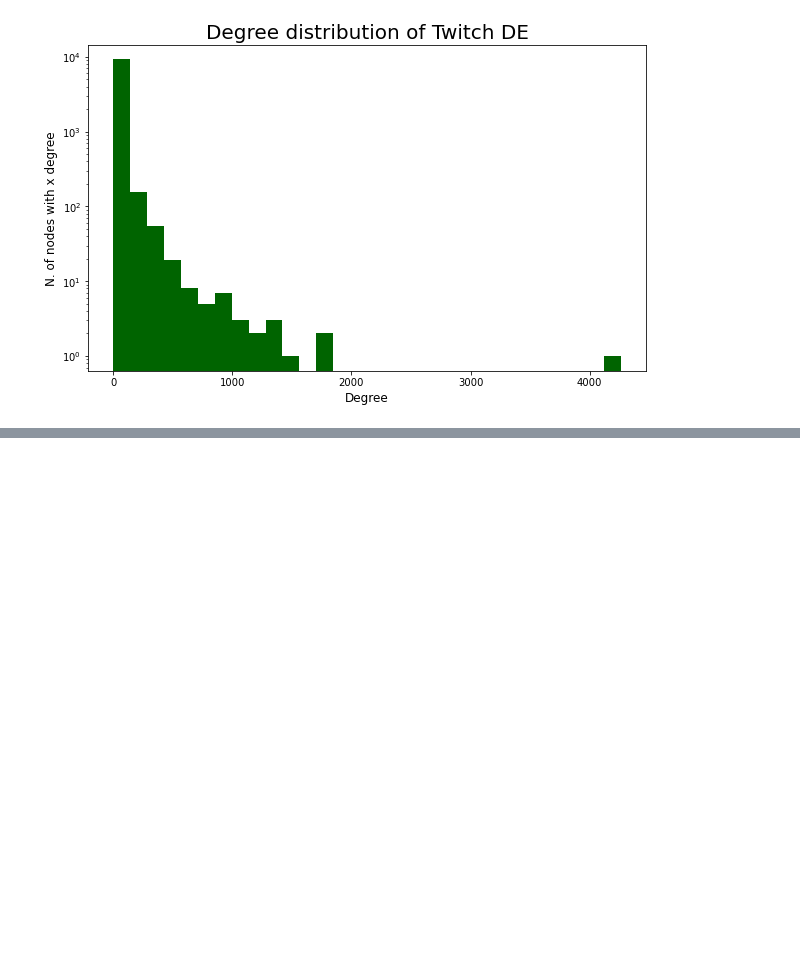
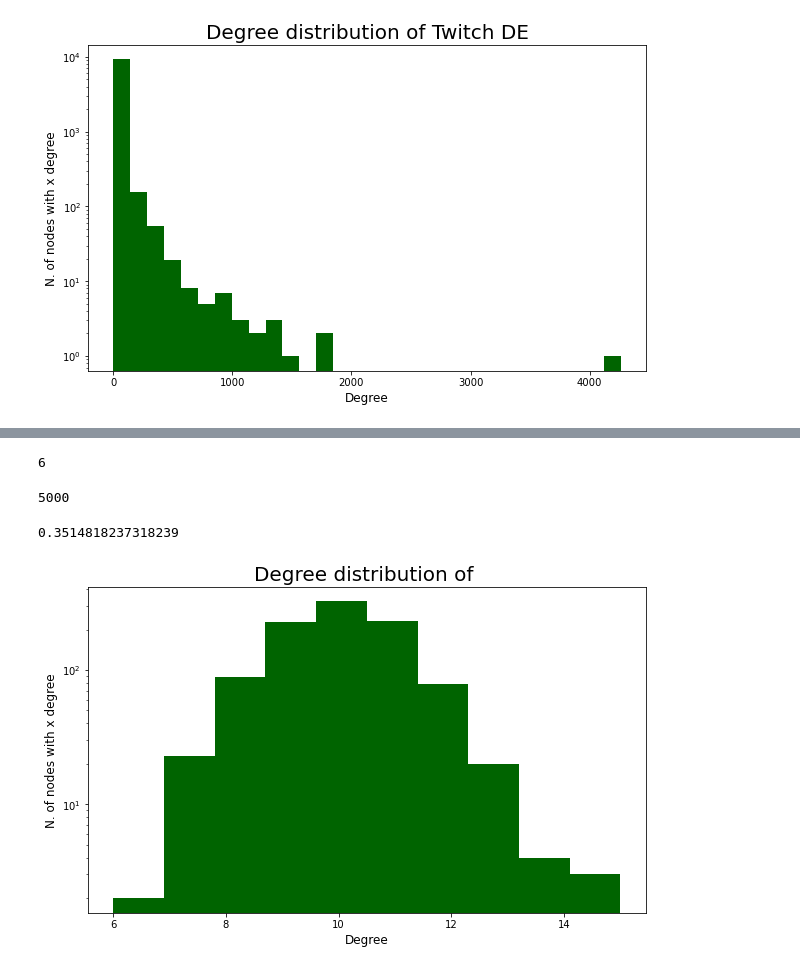
Before and after one commit to michele1783/Social-Network-and-Online-Markets, a Jupyter notebook: HW Social Network.ipynb, the cells around one changed output, grey strips where cells are left out. Cells and saved outputs as stored; diff of their text form; code cells hidden in the pictures; blank space fills up the shorter version.

```diff
--- a/HW Social Network.ipynb
+++ b/HW Social Network.ipynb
@@ -401,0 +373,26 @@ for i in real_net:
+# %%
+grap = nx.watts_strogatz_graph(1000,10,0.2)
+# %%
+m = measure(grap)
+# %%
+m[1]
+# %% [output]
+6
+# %%
+len(grap.edges())
+# %% [output]
+5000
+# %%
+m[2]
+# %% [output]
+0.3514818237318239
+# %%
+plt.figure(figsize=(10,6))
+plt.hist(m[0].values(), color='darkgreen')
+plt.title(f"Degree distribution of ", fontsize = 20)
+plt.xlabel("Degree", fontsize =12)
+plt.ylabel("N. of nodes with x degree", fontsize = 12)
+plt.yscale('log')
+plt.show()
+# %% [output]
+[figure, added]
```
Also changed, not shown: parts of 18 cells of this notebook.
